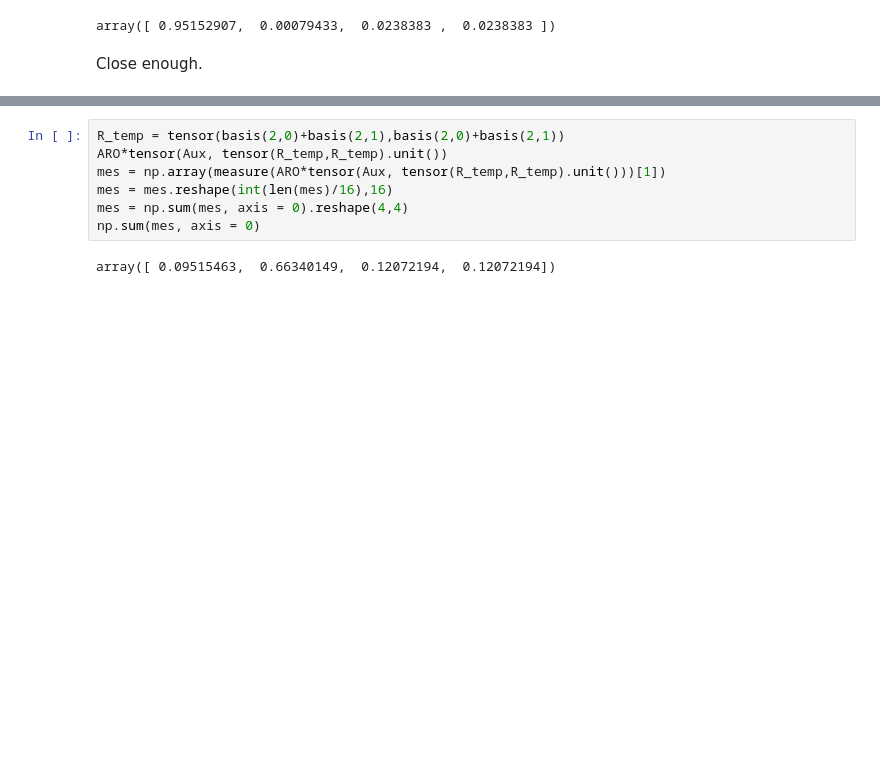
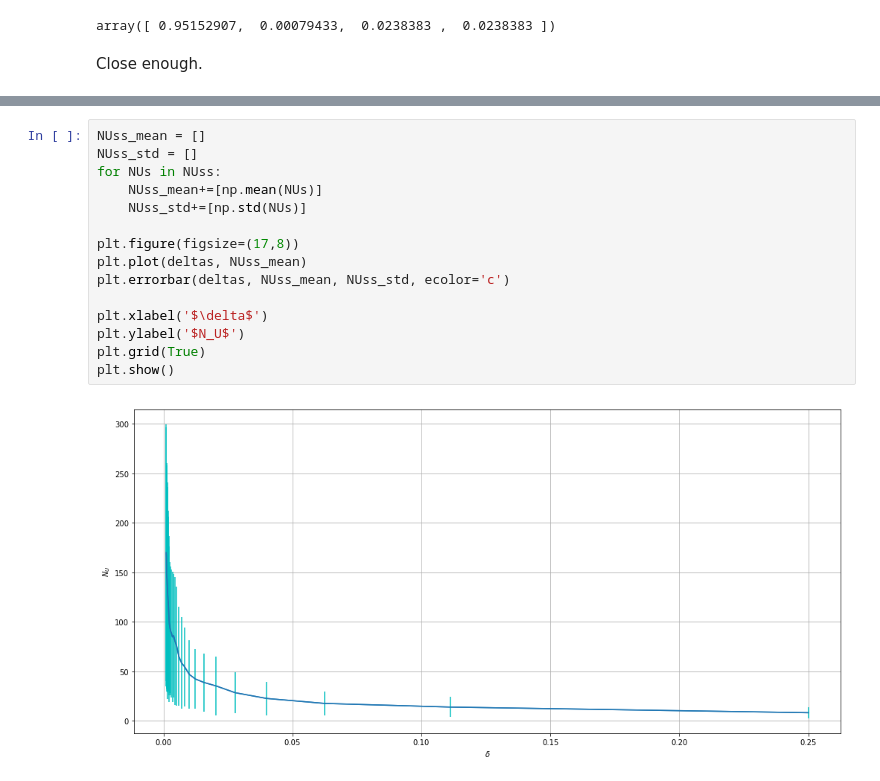
Before and after one commit to sjerbi/Quantum-Reinforcement-Learning, a Jupyter notebook: Quantum-enhanced Projective Simulation.ipynb, the cells around one changed output, grey strips where cells are left out. Drawn from its saved outputs; the diff is of its cells as text; blank space fills up the shorter version.

Commit message:
Added delta dependency

```diff
--- a/Quantum-enhanced Projective Simulation.ipynb
+++ b/Quantum-enhanced Projective Simulation.ipynb
@@ -662,9 +727,17 @@ array([ 0.95152907,  0.00079433,  0.0238383 ,  0.0238383 ])
-# %%
-R_temp = tensor(basis(2,0)+basis(2,1),basis(2,0)+basis(2,1))
-ARO*tensor(Aux, tensor(R_temp,R_temp).unit())
-mes = np.array(measure(ARO*tensor(Aux, tensor(R_temp,R_temp).unit()))[1])
-mes = mes.reshape(int(len(mes)/16),16)
-mes = np.sum(mes, axis = 0).reshape(4,4)
-np.sum(mes, axis = 0)
-# %% [output]
-array([ 0.09515463,  0.66340149,  0.12072194,  0.12072194])
+# %%
+NUss_mean = []
+NUss_std = []
+for NUs in NUss:
+    NUss_mean+=[np.mean(NUs)]
+    NUss_std+=[np.std(NUs)]
+
+plt.figure(figsize=(17,8))
+plt.plot(deltas, NUss_mean)
+plt.errorbar(deltas, NUss_mean, NUss_std, ecolor='c')
+
+plt.xlabel('$\delta$')
+plt.ylabel('$N_U$')
+plt.grid(True)
+plt.show()
+# %% [output]
+[figure, added]
```
Also changed, not shown: parts of 7 cells of this notebook.
